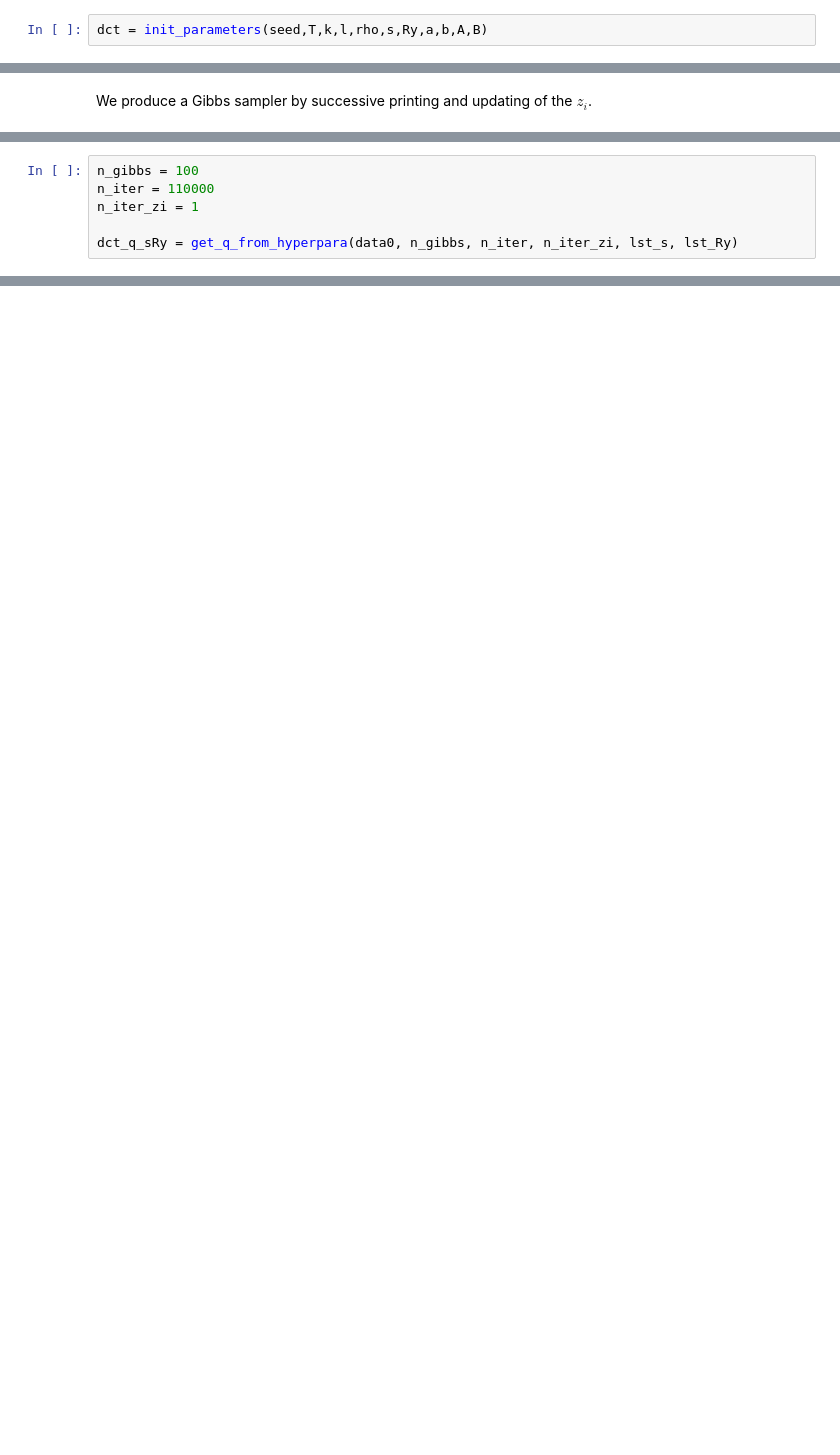
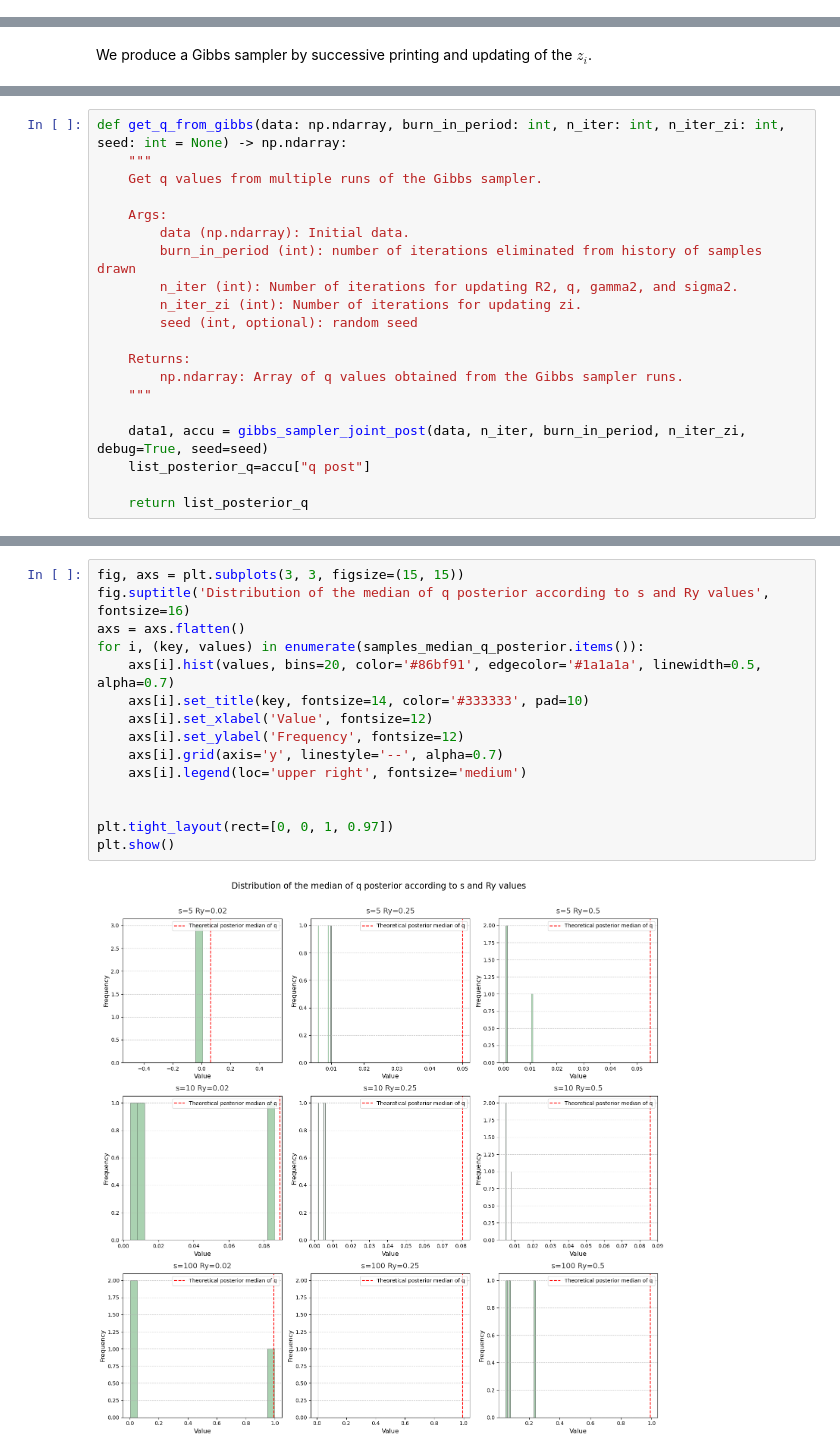
Before and after one commit to yanisrem/AssignmentsSB, a Jupyter notebook: DM2_yanis.ipynb, the cells around one changed output, grey strips where cells are left out. Cells and saved outputs as stored; diff of their text form; blank space fills up the shorter version.

Commit message:
Finish gibbs sampling

```diff
--- a/DM2_yanis.ipynb
+++ b/DM2_yanis.ipynb
@@ -259,7 +235,5 @@ def init_parameters(seed, T, k, l, rho, s, Ry, a, b, A, B, standardized_X=True):
     dct["Y"]=compute_Y(X=dct["X"], beta=dct["beta"], epsilon=dct["epsilon"])
     return dct
-# %%
-dct = init_parameters(seed,T,k,l,rho,s,Ry,a,b,A,B)
 # %% [markdown]
 ### Vectorization
 
@@ -902,6 +494,0 @@ For one data set, plot the marginal posterior distribution of q (by using the hi
-# %%
-n_gibbs = 100
-n_iter = 110000
-n_iter_zi = 1
-
-dct_q_sRy = get_q_from_hyperpara(data0, n_gibbs, n_iter, n_iter_zi, lst_s, lst_Ry)
@@ -914,0 +624,20 @@ dct_q_sRy = get_q_from_hyperpara(data0, n_gibbs, n_iter, n_iter_zi, lst_s, lst_R
+# %%
+def get_q_from_gibbs(data: np.ndarray, burn_in_period: int, n_iter: int, n_iter_zi: int, seed: int = None) -> np.ndarray:
+    """
+    Get q values from multiple runs of the Gibbs sampler.
+
+    Args:
+        data (np.ndarray): Initial data.
+        burn_in_period (int): number of iterations eliminated from history of samples drawn
+        n_iter (int): Number of iterations for updating R2, q, gamma2, and sigma2.
+        n_iter_zi (int): Number of iterations for updating zi.
+        seed (int, optional): random seed
+
+    Returns:
+        np.ndarray: Array of q values obtained from the Gibbs sampler runs.
+    """
+
+    data1, accu = gibbs_sampler_joint_post(data, n_iter, burn_in_period, n_iter_zi, debug=True, seed=seed)
+    list_posterior_q=accu["q post"]
+
+    return list_posterior_q
@@ -914,0 +891,17 @@ dct_q_sRy = get_q_from_hyperpara(data0, n_gibbs, n_iter, n_iter_zi, lst_s, lst_R
+# %%
+fig, axs = plt.subplots(3, 3, figsize=(15, 15))
+fig.suptitle('Distribution of the median of q posterior according to s and Ry values', fontsize=16)
+axs = axs.flatten()
+for i, (key, values) in enumerate(samples_median_q_posterior.items()):
+    axs[i].hist(values, bins=20, color='#86bf91', edgecolor='#1a1a1a', linewidth=0.5, alpha=0.7)
+    axs[i].set_title(key, fontsize=14, color='#333333', pad=10)
+    axs[i].set_xlabel('Value', fontsize=12)
+    axs[i].set_ylabel('Frequency', fontsize=12)
+    axs[i].grid(axis='y', linestyle='--', alpha=0.7)
+    axs[i].legend(loc='upper right', fontsize='medium')
+
+
+plt.tight_layout(rect=[0, 0, 1, 0.97])
+plt.show()
+# %% [output]
+[figure, added]
```
Also changed, not shown: parts of 73 cells of this notebook.
